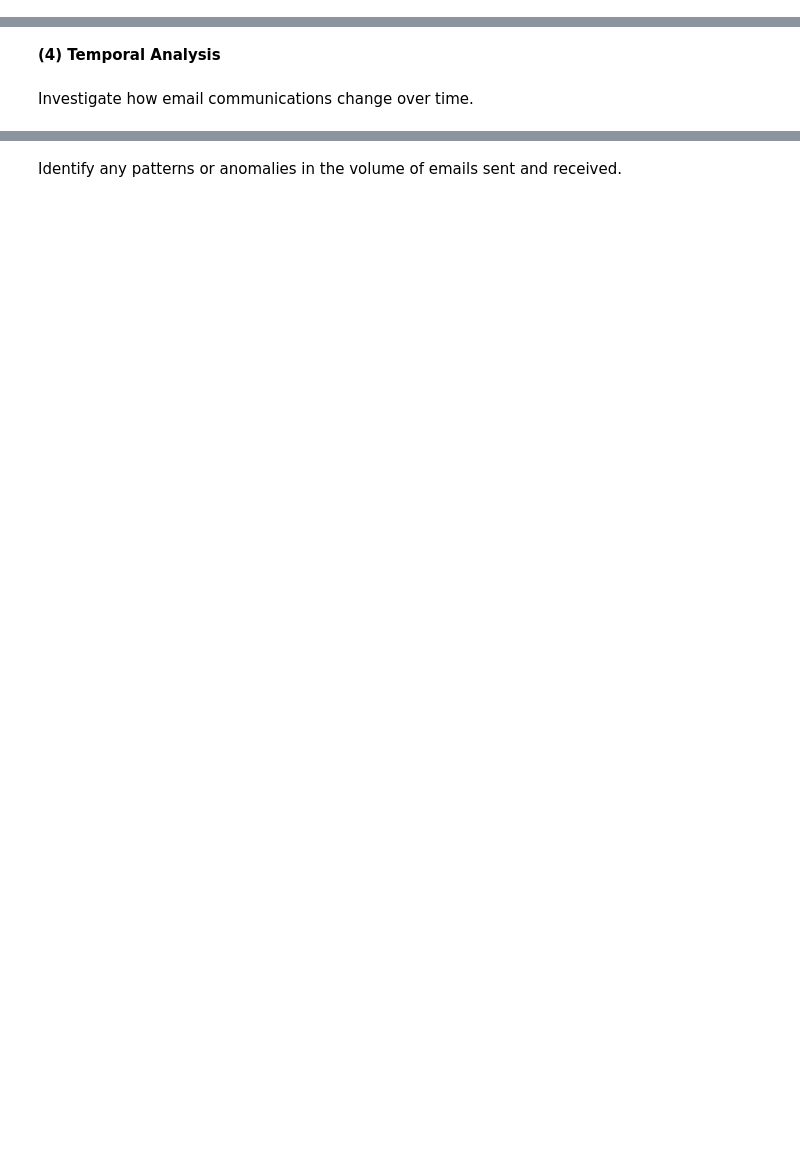
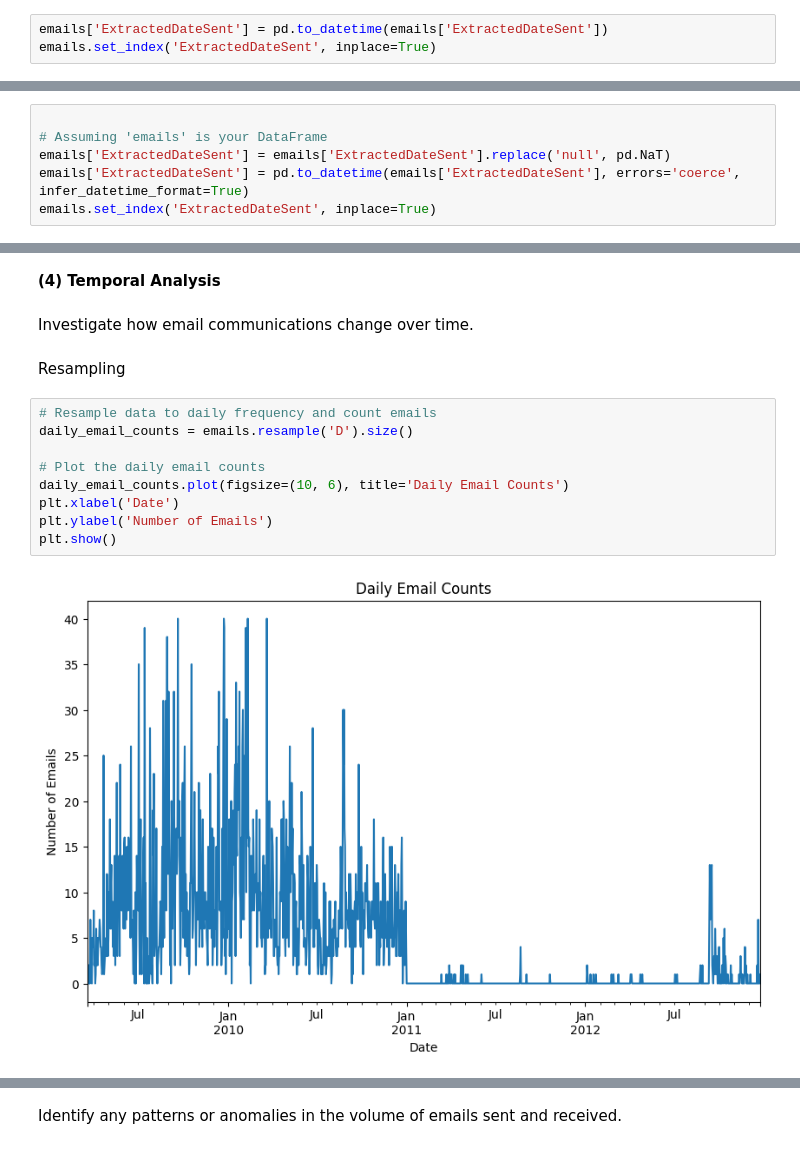
Before and after one commit to PillowPanda/DATA340_HW0, a Jupyter notebook: PS2_notebook.ipynb, the cells around one changed output, grey strips where cells are left out. Saved outputs shown, nothing was run; the diff lists cells and outputs as text; blank space fills up the shorter version.

```diff
--- a/PS2_notebook.ipynb
+++ b/PS2_notebook.ipynb
@@ -87,2 +79,5 @@ print(released_dates)
 # %%
 # already standardized
+# %%
+emails['ExtractedDateSent'] = pd.to_datetime(emails['ExtractedDateSent'])
+emails.set_index('ExtractedDateSent', inplace=True)
@@ -88,0 +89,6 @@ print(released_dates)
+# %%
+
+# Assuming 'emails' is your DataFrame
+emails['ExtractedDateSent'] = emails['ExtractedDateSent'].replace('null', pd.NaT)
+emails['ExtractedDateSent'] = pd.to_datetime(emails['ExtractedDateSent'], errors='coerce', infer_datetime_format=True)
+emails.set_index('ExtractedDateSent', inplace=True)
@@ -616,3 +513,16 @@ Topic 5: fyi, pm, cheryl, huma, fw
 **(4) Temporal Analysis**
 # %% [markdown]
 Investigate how email communications change over time.
+# %% [markdown]
+Resampling
+# %%
+# Resample data to daily frequency and count emails
+daily_email_counts = emails.resample('D').size()
+
+# Plot the daily email counts
+daily_email_counts.plot(figsize=(10, 6), title='Daily Email Counts')
+plt.xlabel('Date')
+plt.ylabel('Number of Emails')
+plt.show()
+# %% [output]
+[figure, added]
```
Also changed, not shown: parts of 28 cells of this notebook.
